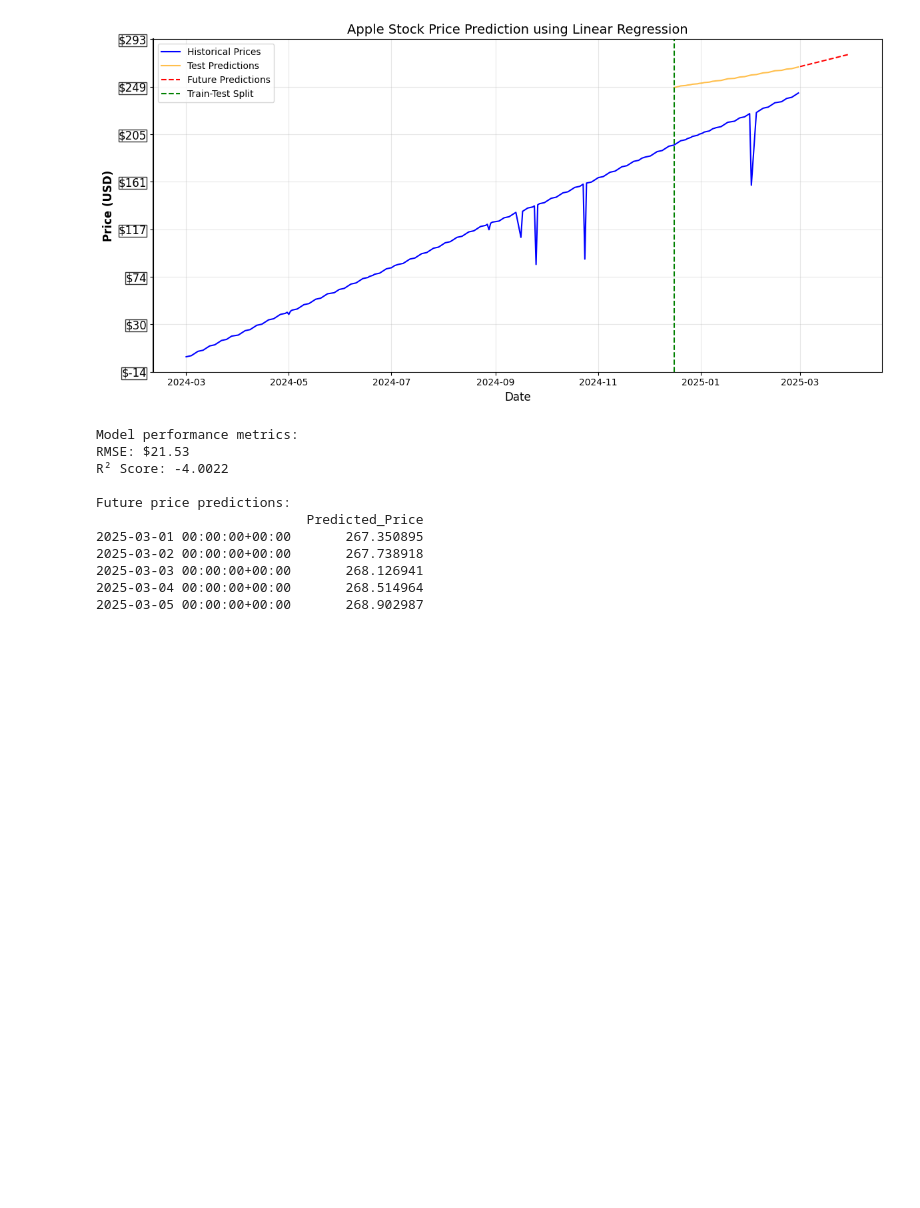
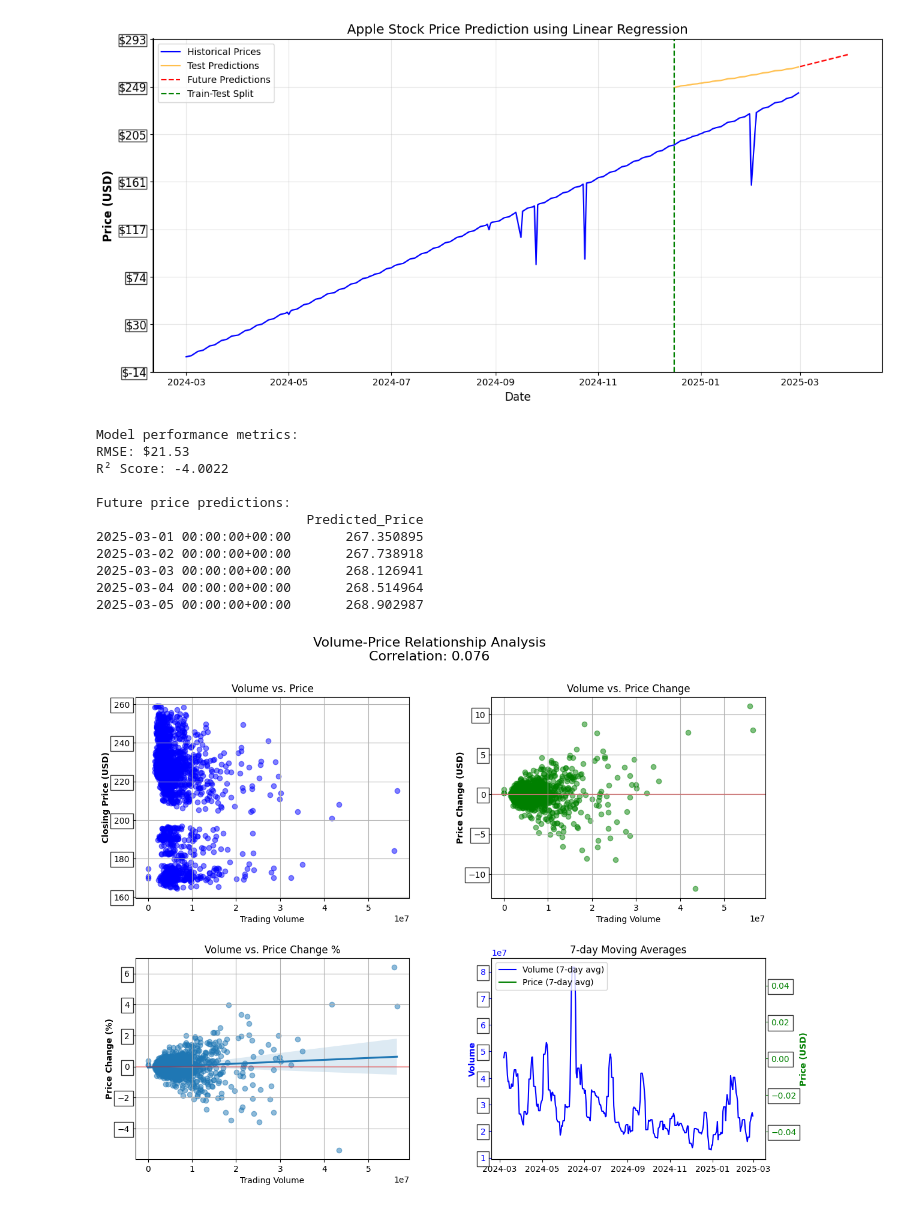
Before and after one commit to Utkarshdubey25/Stock-Analysis, a Jupyter notebook: code.ipynb, the cells around one changed output. Cells and saved outputs as stored; diff of their text form; code cells hidden in the pictures; blank space fills up the shorter version.

Commit message:
Volume-Price Relationship Analysis

```diff
--- a/code.ipynb
+++ b/code.ipynb
@@ -262,3 +262,95 @@ Future price predictions:
 2025-03-03 00:00:00+00:00       268.126941
 2025-03-04 00:00:00+00:00       268.514964
 2025-03-05 00:00:00+00:00       268.902987
+# %%
+import pandas as pd
+import matplotlib.pyplot as plt
+import seaborn as sns
+
+
+df = pd.read_csv('apple_stock_1year_1h.csv')
+
+
+df['Datetime'] = pd.to_datetime(df['Datetime'])
+df['Close'] = pd.to_numeric(df['Close'], errors='coerce')
+df['Volume'] = pd.to_numeric(df['Volume'], errors='coerce')
+
+
+df['Price_Change'] = df['Close'].diff()
+
+
+df = df.dropna()
+
+
+fig, axes = plt.subplots(2, 2, figsize=(14, 10))
+
+
+plt.subplots_adjust(left=0.15, wspace=0.3, hspace=0.3)
+
+
+axes[0, 0].scatter(df['Volume'], df['Close'], alpha=0.5, color='blue')
+axes[0, 0].set_title('Volume vs. Price')
+axes[0, 0].set_xlabel('Trading Volume')
+axes[0, 0].set_ylabel('Closing Price (USD)', fontweight='bold')
+axes[0, 0].grid(True)
+
+
+axes[0, 1].scatter(df['Volume'], df['Price_Change'], alpha=0.5, color='green')
+axes[0, 1].set_title('Volume vs. Price Change')
+axes[0, 1].set_xlabel('Trading Volume')
+axes[0, 1].set_ylabel('Price Change (USD)', fontweight='bold')
+axes[0, 1].axhline(y=0, color='red', linestyle='-', alpha=0.3)
+axes[0, 1].grid(True)
+
+
+df['Price_Change_Pct'] = df['Close'].pct_change() * 100
+sns.regplot(x='Volume', y='Price_Change_Pct', data=df, ax=axes[1, 0],
+            scatter_kws={'alpha': 0.5})
+axes[1, 0].set_title('Volume vs. Price Change %')
+axes[1, 0].set_xlabel('Trading Volume')
+axes[1, 0].set_ylabel('Price Change (%)', fontweight='bold')
+axes[1, 0].axhline(y=0, color='red', linestyle='-', alpha=0.3)
+axes[1, 0].grid(True)
+
+daily_data = df.resample('D', on='Datetime').agg({
+    'Close': 'last',
+    'Volume': 'sum'
+})
+
+
+volume_ma = daily_data['Volume'].rolling(window=7).mean()
+price_ma = daily_data['Close'].rolling(window=7).mean()
+
+
+ax4 = axes[1, 1]
+ax4_twin = ax4.twinx()
+
+
+ax4.plot(daily_data.index, volume_ma, color='blue', label='Volume (7-day avg)')
+ax4_twin.plot(daily_data.index, price_ma, color='green', label='Price (7-day avg)')
+
+
+ax4.set_ylabel('Volume', color='blue', fontweight='bold')
+ax4_twin.set_ylabel('Price (USD)', color='green', fontweight='bold')
+ax4.tick_params(axis='y', colors='blue')
+ax4_twin.tick_params(axis='y', colors='green')
+ax4.set_title('7-day Moving Averages')
+
+
+for ax in fig.get_axes():
+    for label in ax.get_yticklabels():
+        label.set_bbox(dict(facecolor='white', alpha=0.8))
+
+
+lines1, labels1 = ax4.get_legend_handles_labels()
+lines2, labels2 = ax4_twin.get_legend_handles_labels()
+ax4.legend(lines1 + lines2, labels1 + labels2, loc='upper left')
+
+
+correlation = df['Volume'].corr(df['Price_Change'])
+plt.suptitle(f'Volume-Price Relationship Analysis\nCorrelation: {correlation:.3f}',
+             fontsize=16)
+
+plt.show()
+# %% [output]
+[figure, added]
```
